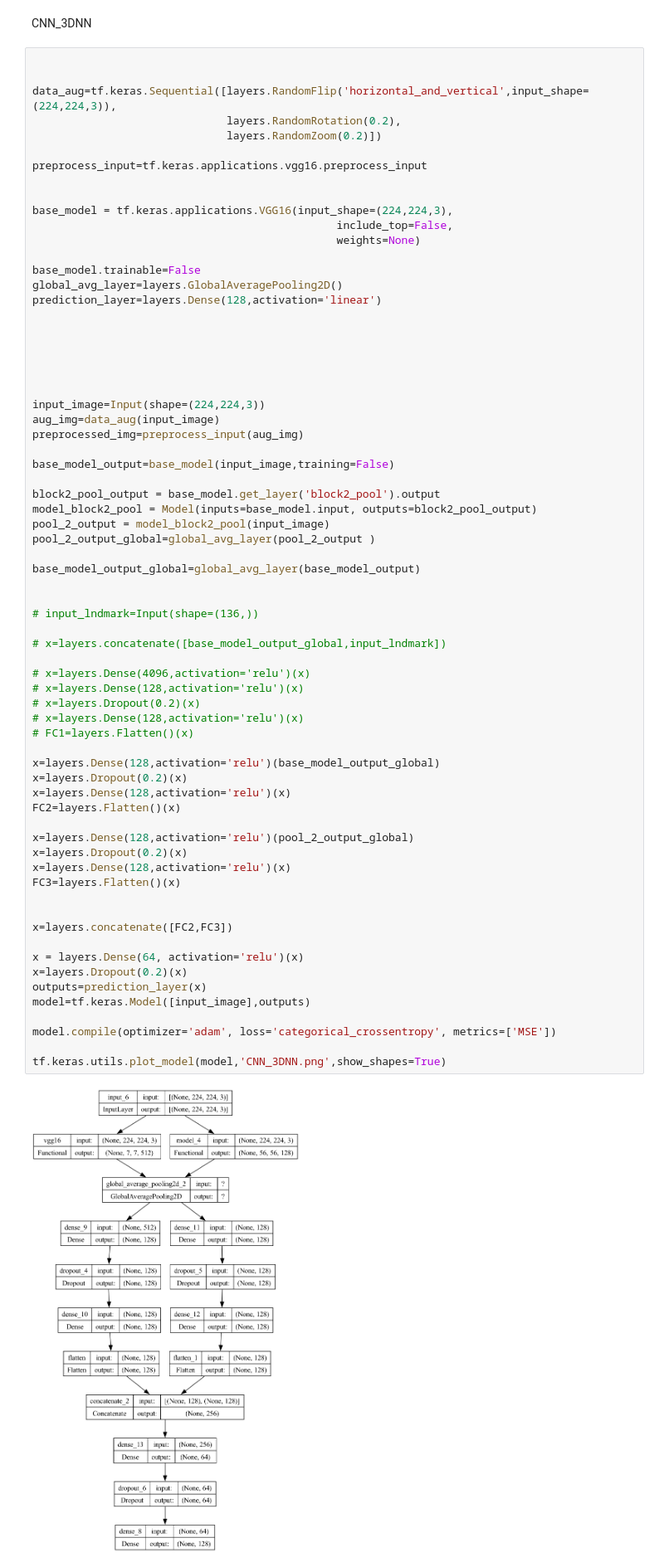
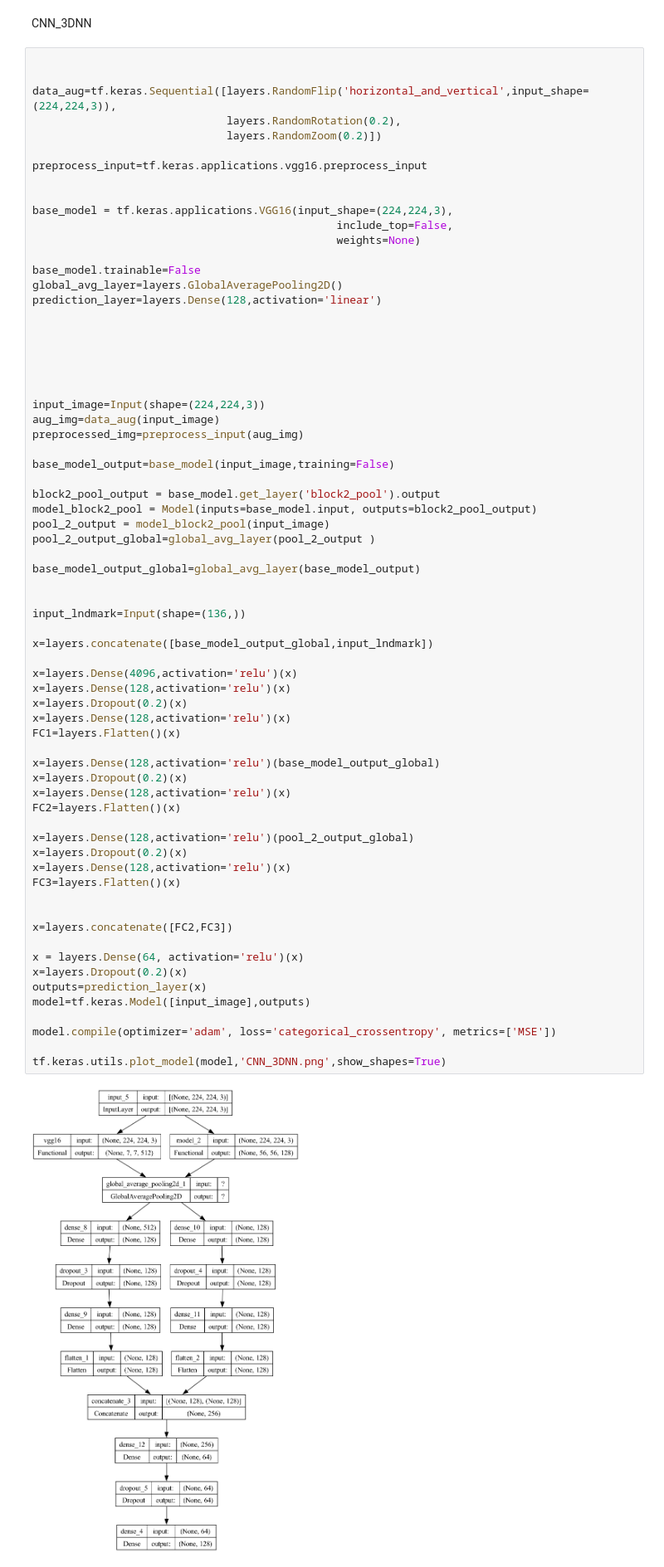
Before and after one commit to anmol-c03/CNN-models, a Jupyter notebook: models.ipynb, the cells around one changed output. Shown: that part at 83% size. Cells and saved outputs as stored; diff of their text form.

Commit message:
changes in model

```diff
--- a/models.ipynb
+++ b/models.ipynb
@@ -98,41 +103,41 @@ pool_2_output = model_block2_pool(input_image)
 pool_2_output_global=global_avg_layer(pool_2_output )
 
 base_model_output_global=global_avg_layer(base_model_output)
 
 
-# input_lndmark=Input(shape=(136,))
+input_lndmark=Input(shape=(136,))
 
-# x=layers.concatenate([base_model_output_global,input_lndmark])
+x=layers.concatenate([base_model_output_global,input_lndmark])
 
-# x=layers.Dense(4096,activation='relu')(x)
-# x=layers.Dense(128,activation='relu')(x)
-# x=layers.Dropout(0.2)(x)
-# x=layers.Dense(128,activation='relu')(x)
-# FC1=layers.Flatten()(x)
+x=layers.Dense(4096,activation='relu')(x)
+x=layers.Dense(128,activation='relu')(x)
+x=layers.Dropout(0.2)(x)
+x=layers.Dense(128,activation='relu')(x)
+FC1=layers.Flatten()(x)
 
 x=layers.Dense(128,activation='relu')(base_model_output_global)
 x=layers.Dropout(0.2)(x)
 x=layers.Dense(128,activation='relu')(x)
 FC2=layers.Flatten()(x)
 
 x=layers.Dense(128,activation='relu')(pool_2_output_global)
 x=layers.Dropout(0.2)(x)
 x=layers.Dense(128,activation='relu')(x)
 FC3=layers.Flatten()(x)
 
 
 x=layers.concatenate([FC2,FC3])
 
 x = layers.Dense(64, activation='relu')(x)
 x=layers.Dropout(0.2)(x)
 outputs=prediction_layer(x)
 model=tf.keras.Model([input_image],outputs)
 
 model.compile(optimizer='adam', loss='categorical_crossentropy', metrics=['MSE'])
 
 tf.keras.utils.plot_model(model,'CNN_3DNN.png',show_shapes=True)
 # %% [output]
-[figure, old version]
+[figure, new version]
 # %% [markdown]
 ## MldrNet
 # %%
```
Also changed, not shown: parts of 4 cells of this notebook, 3 other files.
